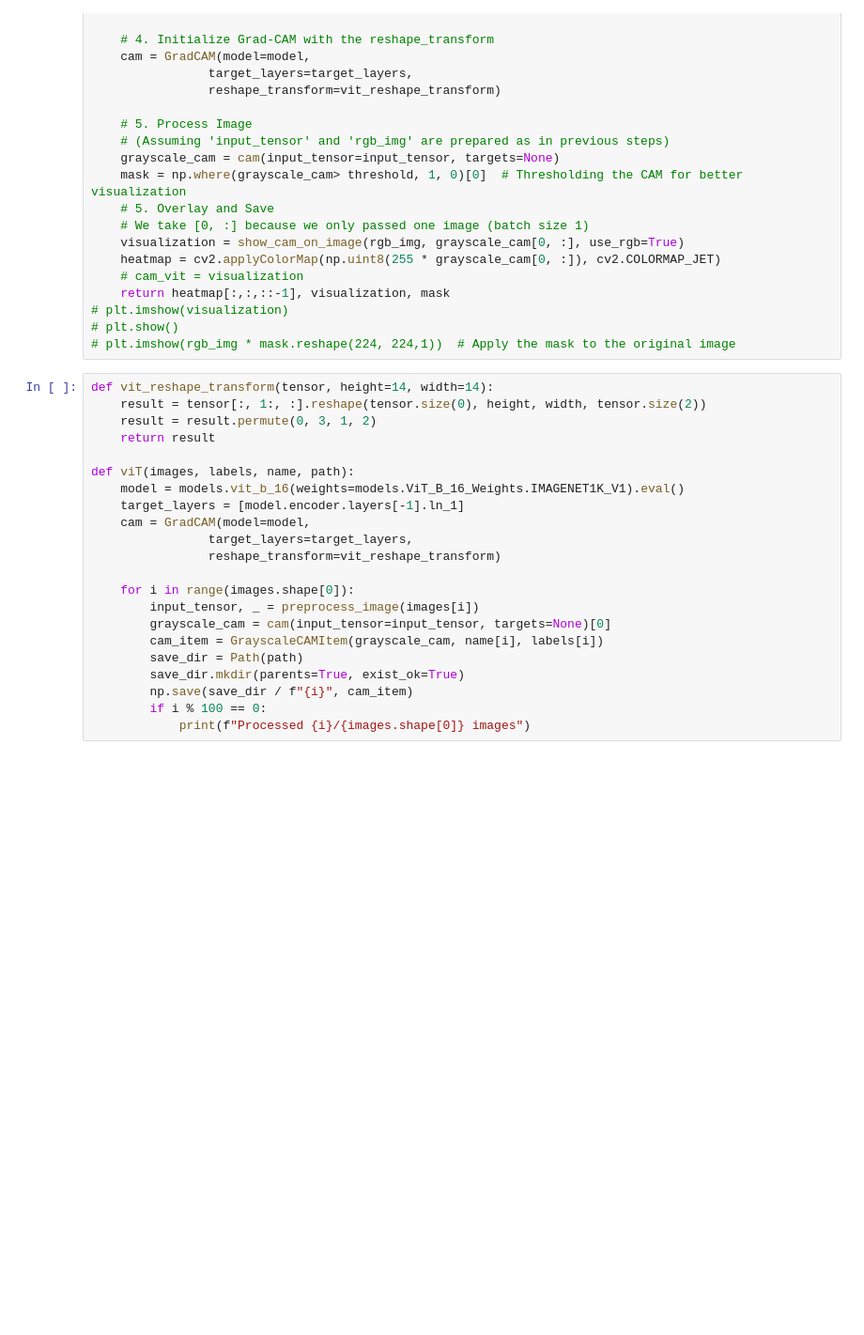
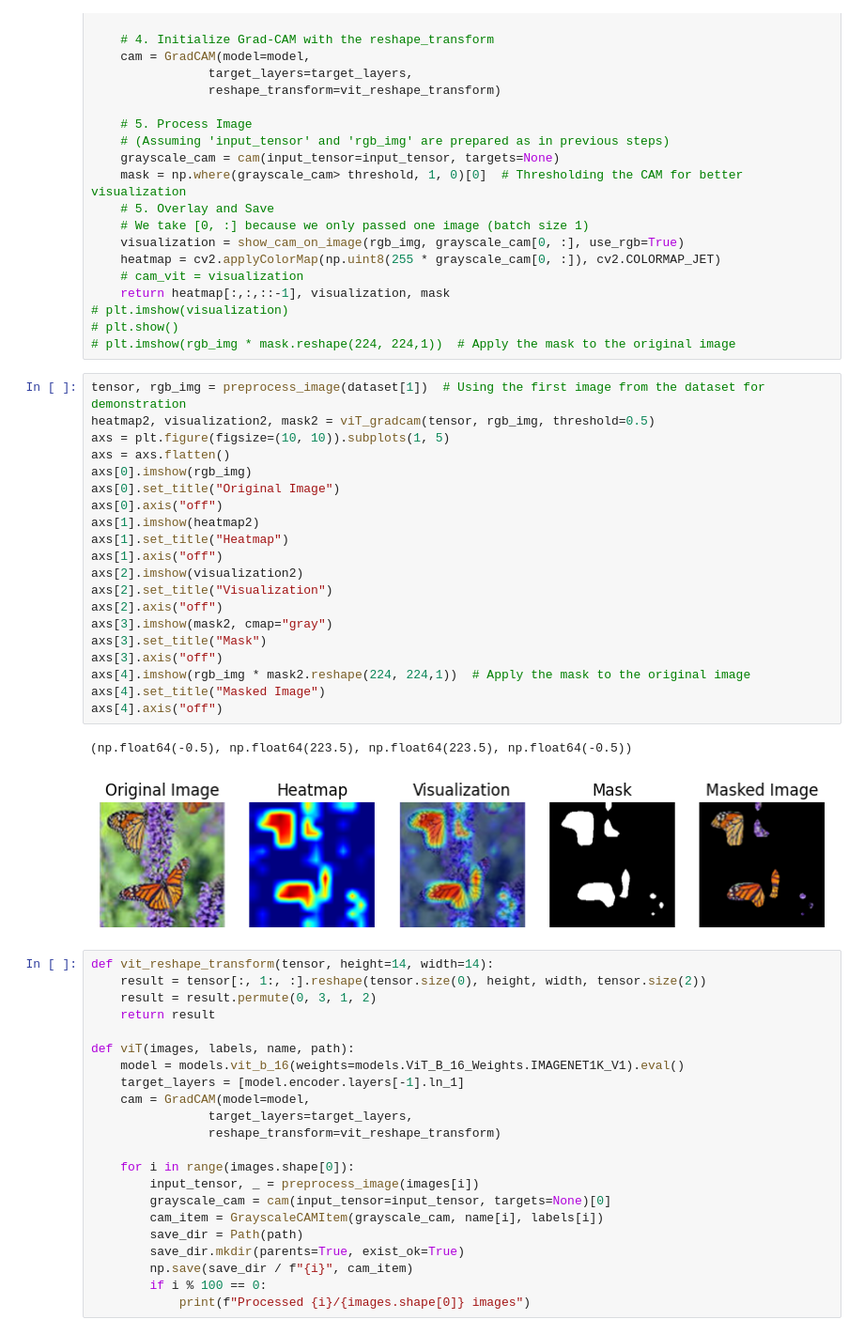
Before and after one commit to valeoDM/InsectClassifier, a Jupyter notebook: code.ipynb, the cells around one changed output. Shown at 94% size. Saved outputs shown, nothing was run; the diff lists cells and outputs as text; blank space fills up the shorter version.

```diff
--- a/code.ipynb
+++ b/code.ipynb
@@ -214,6 +240,29 @@ def viT_gradcam(input_tensor, rgb_img, threshold=0.5):
 # plt.imshow(visualization)
 # plt.show()
 # plt.imshow(rgb_img * mask.reshape(224, 224,1))  # Apply the mask to the original image
+# %%
+tensor, rgb_img = preprocess_image(dataset[1])  # Using the first image from the dataset for demonstration
+heatmap2, visualization2, mask2 = viT_gradcam(tensor, rgb_img, threshold=0.5)
+axs = plt.figure(figsize=(10, 10)).subplots(1, 5)
+axs = axs.flatten()
+axs[0].imshow(rgb_img)
+axs[0].set_title("Original Image")
+axs[0].axis("off")
+axs[1].imshow(heatmap2)
+axs[1].set_title("Heatmap")
+axs[1].axis("off")
+axs[2].imshow(visualization2)
+axs[2].set_title("Visualization")
+axs[2].axis("off")
+axs[3].imshow(mask2, cmap="gray")
+axs[3].set_title("Mask")
+axs[3].axis("off")
+axs[4].imshow(rgb_img * mask2.reshape(224, 224,1))  # Apply the mask to the original image
+axs[4].set_title("Masked Image")
+axs[4].axis("off")
+# %% [output]
+(np.float64(-0.5), np.float64(223.5), np.float64(223.5), np.float64(-0.5))
+[figure, added]
 # %%
 def vit_reshape_transform(tensor, height=14, width=14):
     result = tensor[:, 1:, :].reshape(tensor.size(0), height, width, tensor.size(2))
```
Also changed, not shown: parts of 11 cells of this notebook, 8 other files.
